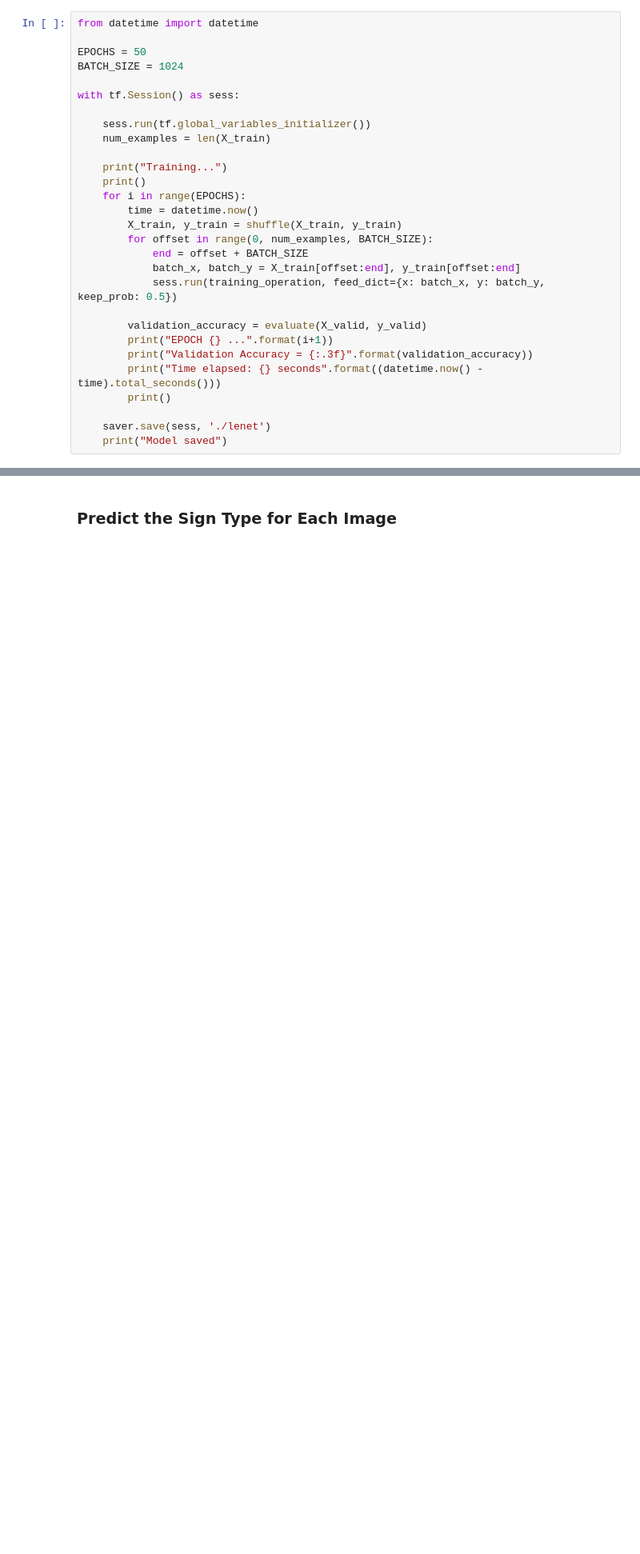
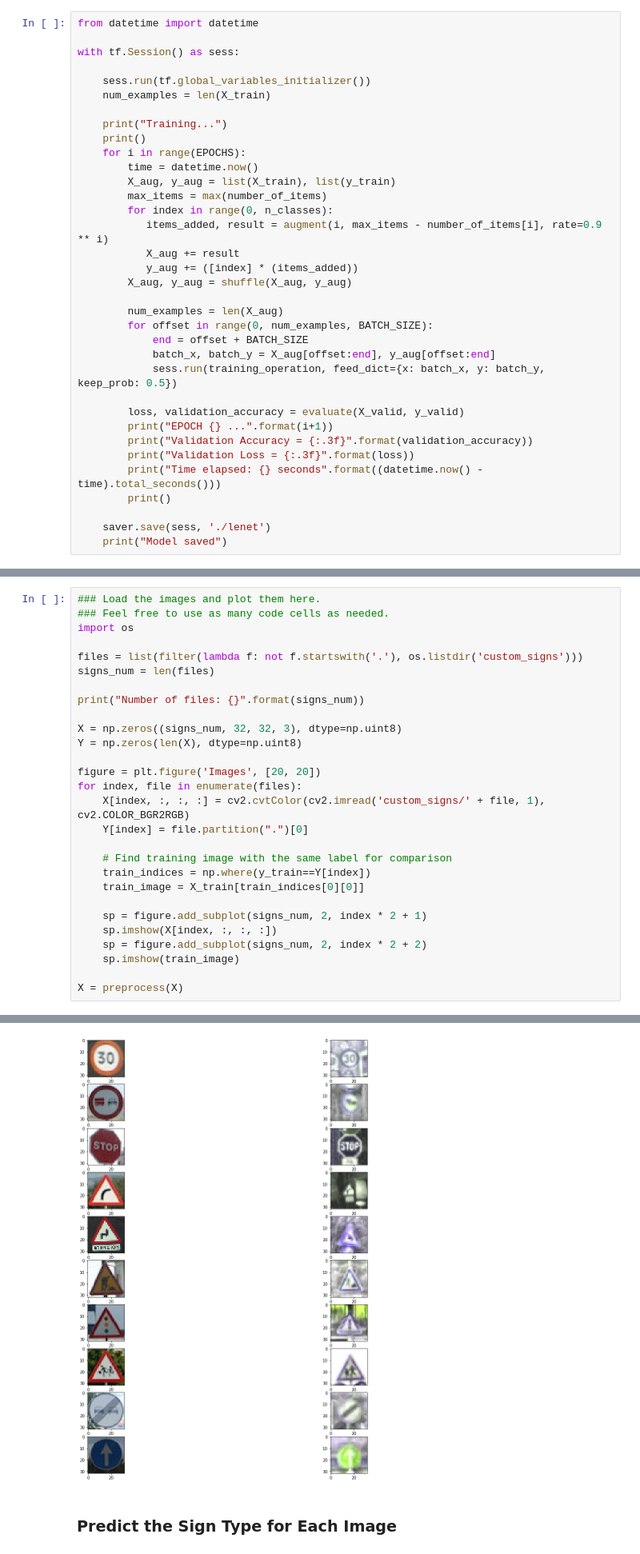
Before and after one commit to ShikaSD/CarND-Traffic-Sign-Classifier-Project, a Jupyter notebook: Traffic_Sign_Classifier.ipynb, the cells around one changed output, grey strips where cells are left out. Shown: that part at 80% size. Cells and saved outputs as stored; diff of their text form; blank space fills up the shorter version.

```diff
--- a/Traffic_Sign_Classifier.ipynb
+++ b/Traffic_Sign_Classifier.ipynb
@@ -257,8 +326,5 @@ def evaluate(X_data, y_data):
 # %%
 from datetime import datetime
-
-EPOCHS = 50
-BATCH_SIZE = 1024
 
 with tf.Session() as sess:
 
@@ -269,15 +335,24 @@ with tf.Session() as sess:
     print()
     for i in range(EPOCHS):
         time = datetime.now()
-        X_train, y_train = shuffle(X_train, y_train)
+        X_aug, y_aug = list(X_train), list(y_train)
+        max_items = max(number_of_items)
+        for index in range(0, n_classes):
+           items_added, result = augment(i, max_items - number_of_items[i], rate=0.9 ** i)
+           X_aug += result
+           y_aug += ([index] * (items_added))
+        X_aug, y_aug = shuffle(X_aug, y_aug)
+
+        num_examples = len(X_aug)
         for offset in range(0, num_examples, BATCH_SIZE):
             end = offset + BATCH_SIZE
-            batch_x, batch_y = X_train[offset:end], y_train[offset:end]
+            batch_x, batch_y = X_aug[offset:end], y_aug[offset:end]
             sess.run(training_operation, feed_dict={x: batch_x, y: batch_y, keep_prob: 0.5})
 
-        validation_accuracy = evaluate(X_valid, y_valid)
+        loss, validation_accuracy = evaluate(X_valid, y_valid)
         print("EPOCH {} ...".format(i+1))
         print("Validation Accuracy = {:.3f}".format(validation_accuracy))
+        print("Validation Loss = {:.3f}".format(loss))
         print("Time elapsed: {} seconds".format((datetime.now() - time).total_seconds()))
         print()
 
@@ -324,0 +396,29 @@ You may find `signnames.csv` useful as it contains mappings from the class id (i
+# %%
+### Load the images and plot them here.
+### Feel free to use as many code cells as needed.
+import os
+
+files = list(filter(lambda f: not f.startswith('.'), os.listdir('custom_signs')))
+signs_num = len(files)
+
+print("Number of files: {}".format(signs_num))
+
+X = np.zeros((signs_num, 32, 32, 3), dtype=np.uint8)
+Y = np.zeros(len(X), dtype=np.uint8)
+
+figure = plt.figure('Images', [20, 20])
+for index, file in enumerate(files):
+    X[index, :, :, :] = cv2.cvtColor(cv2.imread('custom_signs/' + file, 1), cv2.COLOR_BGR2RGB)
+    Y[index] = file.partition(".")[0]
+
+    # Find training image with the same label for comparison
+    train_indices = np.where(y_train==Y[index])
+    train_image = X_train[train_indices[0][0]]
+
+    sp = figure.add_subplot(signs_num, 2, index * 2 + 1)
+    sp.imshow(X[index, :, :, :])
+    sp = figure.add_subplot(signs_num, 2, index * 2 + 2)
+    sp.imshow(train_image)
+
+X = preprocess(X)
+# %% [output]
@@ -325,3 +426,4 @@ You may find `signnames.csv` useful as it contains mappings from the class id (i
+[figure, added]
 # %% [markdown]
 ### Predict the Sign Type for Each Image
 # %%
```
Also changed, not shown: parts of 21 cells of this notebook.
